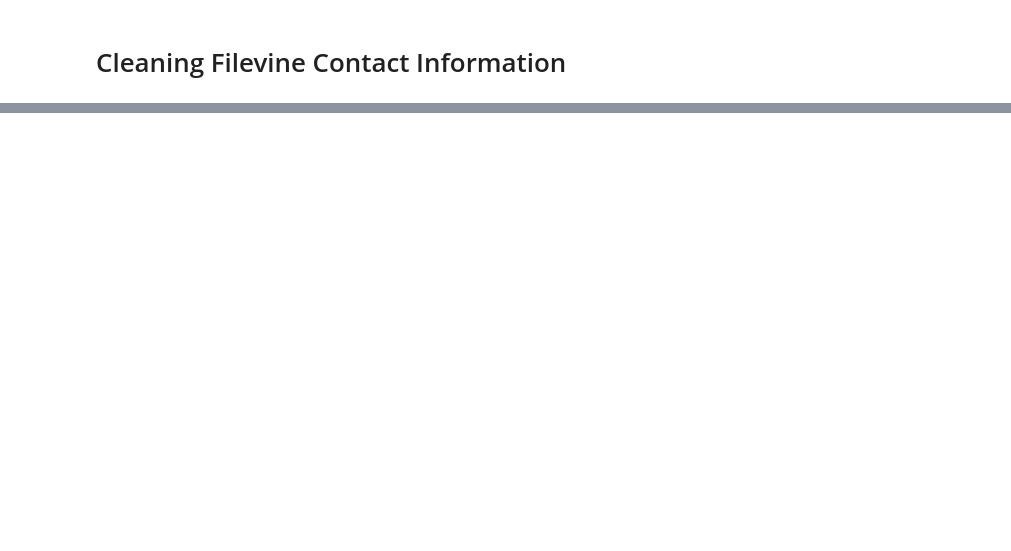
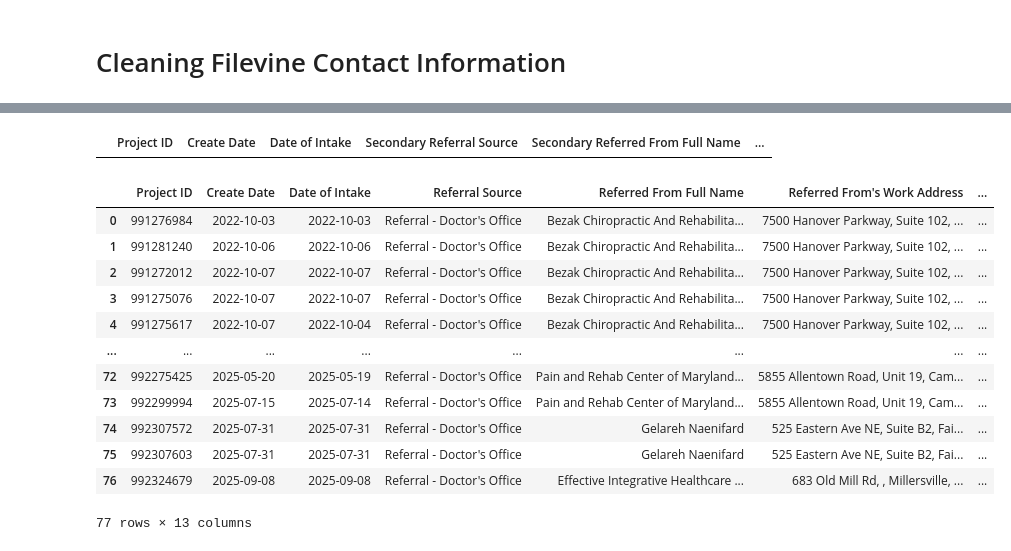
Before and after one commit to The-Jaklitsch-Law-Group/JLG_Provider_Recommender, a Jupyter notebook: prepare_contacts/contact_cleaning.ipynb, the cells around one changed output, grey strips where cells are left out. Saved outputs shown, nothing was run; the diff lists cells and outputs as text; code cells hidden in the pictures; blank space fills up the shorter version.

```diff
--- a/prepare_contacts/contact_cleaning.ipynb
+++ b/prepare_contacts/contact_cleaning.ipynb
@@ -282,0 +194,13 @@ df_in_gb.to_excel('./data/cleaned_inbound_referrals.xlsx', index = False)
+# %%
+secondary_referral_columns = [
+    'Project ID',
+    'Create Date',
+    'Date of Intake',
+    'Secondary Referral Source',
+    'Secondary Referred From Full Name',
+    "Secondary Referred From's Work Address",
+    "Secondary Referred From's Details: Latitude",
+    "Secondary Referred From's Details: Longitude"]
+
+df_secondary = df_all[secondary_referral_columns].copy()
+df_secondary
@@ -282,0 +221,25 @@ df_in_gb.to_excel('./data/cleaned_inbound_referrals.xlsx', index = False)
+# %%
+df_secondary = df_secondary[df_secondary['Secondary Referral Source'] == "Referral - Doctor's Office"]
+df_secondary = df_secondary[df_secondary["Secondary Referred From Full Name"].notna()]
+df_secondary = df_secondary[df_secondary["Secondary Referred From's Details: Latitude"].notna()]
+df_secondary = df_secondary.reset_index(drop= True)
+df_secondary
+# %% [output]
+|  | Project ID | Create Date | Date of Intake | Secondary Referral Source | Secondary Referred From Full Name | ... |
+# %%
+df_inbound = pd.concat([df_primary, df_secondary], ignore_index= True)
+df_inbound
+# %% [output]
+|  | Project ID | Create Date | Date of Intake | Referral Source | Referred From Full Name | Referred From's Work Address | ... |
+| 0 | 991276984 | 2022-10-03 | 2022-10-03 | Referral - Doctor's Office | Bezak Chiropractic And Rehabilita... | 7500 Hanover Parkway, Suite 102, ... | ... |
+| 1 | 991281240 | 2022-10-06 | 2022-10-06 | Referral - Doctor's Office | Bezak Chiropractic And Rehabilita... | 7500 Hanover Parkway, Suite 102, ... | ... |
+| 2 | 991272012 | 2022-10-07 | 2022-10-07 | Referral - Doctor's Office | Bezak Chiropractic And Rehabilita... | 7500 Hanover Parkway, Suite 102, ... | ... |
+| 3 | 991275076 | 2022-10-07 | 2022-10-07 | Referral - Doctor's Office | Bezak Chiropractic And Rehabilita... | 7500 Hanover Parkway, Suite 102, ... | ... |
+| 4 | 991275617 | 2022-10-07 | 2022-10-04 | Referral - Doctor's Office | Bezak Chiropractic And Rehabilita... | 7500 Hanover Parkway, Suite 102, ... | ... |
+| ... | ... | ... | ... | ... | ... | ... | ... |
+| 72 | 992275425 | 2025-05-20 | 2025-05-19 | Referral - Doctor's Office | Pain and Rehab Center of Maryland... | 5855 Allentown Road, Unit 19, Cam... | ... |
+| 73 | 992299994 | 2025-07-15 | 2025-07-14 | Referral - Doctor's Office | Pain and Rehab Center of Maryland... | 5855 Allentown Road, Unit 19, Cam... | ... |
+| 74 | 992307572 | 2025-07-31 | 2025-07-31 | Referral - Doctor's Office | Gelareh Naenifard | 525 Eastern Ave NE, Suite B2, Fai... | ... |
+| 75 | 992307603 | 2025-07-31 | 2025-07-31 | Referral - Doctor's Office | Gelareh Naenifard | 525 Eastern Ave NE, Suite B2, Fai... | ... |
+| 76 | 992324679 | 2025-09-08 | 2025-09-08 | Referral - Doctor's Office | Effective Integrative Healthcare ... | 683 Old Mill Rd, , Millersville, ... | ... |
+77 rows × 13 columns
```
Also changed, not shown: parts of 36 cells of this notebook, 43 other files.
